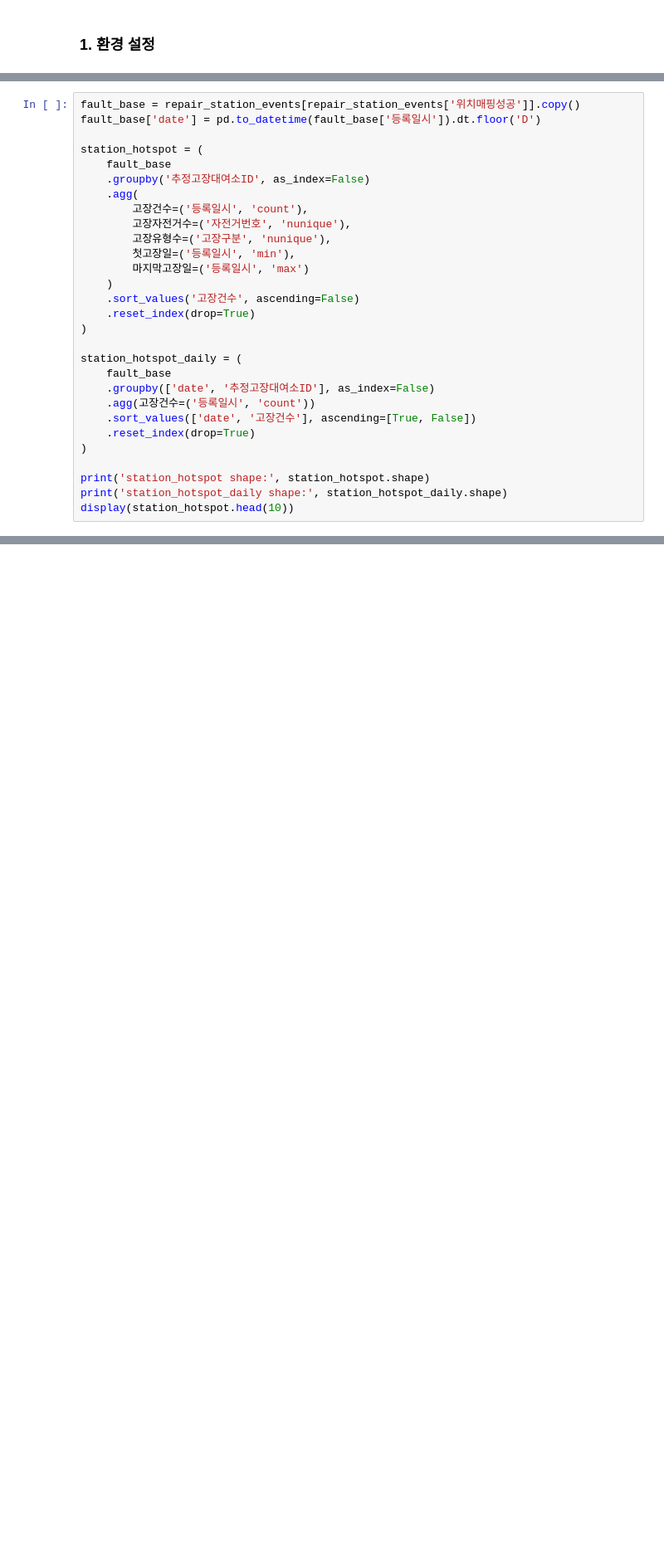
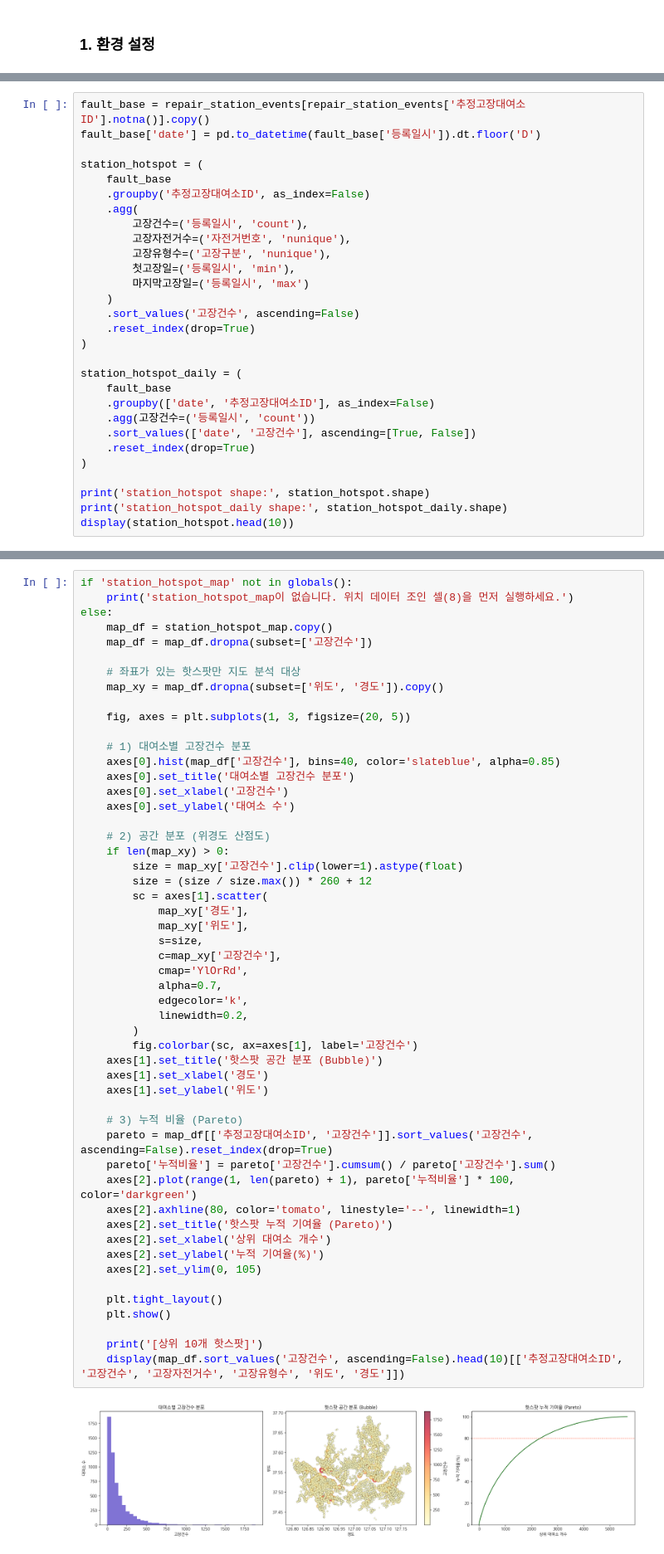
Before and after one commit to Jinx921/26-1_BITAmin_project, a Jupyter notebook: data_merged.ipynb, the cells around one changed output, grey strips where cells are left out. Shown at 83% size. Cells and saved outputs as stored; diff of their text form; blank space fills up the shorter version.

```diff
--- a/data_merged.ipynb
+++ b/data_merged.ipynb
@@ -158,5 +303,5 @@ print('저장 완료:', repair_station_events_path)
 # %%
-fault_base = repair_station_events[repair_station_events['위치매핑성공']].copy()
+fault_base = repair_station_events[repair_station_events['추정고장대여소ID'].notna()].copy()
 fault_base['date'] = pd.to_datetime(fault_base['등록일시']).dt.floor('D')
 
 station_hotspot = (
@@ -263,0 +470,54 @@ else:
+# %%
+if 'station_hotspot_map' not in globals():
+    print('station_hotspot_map이 없습니다. 위치 데이터 조인 셀(8)을 먼저 실행하세요.')
+else:
+    map_df = station_hotspot_map.copy()
+    map_df = map_df.dropna(subset=['고장건수'])
+
+    # 좌표가 있는 핫스팟만 지도 분석 대상
+    map_xy = map_df.dropna(subset=['위도', '경도']).copy()
+
+    fig, axes = plt.subplots(1, 3, figsize=(20, 5))
+
+    # 1) 대여소별 고장건수 분포
+    axes[0].hist(map_df['고장건수'], bins=40, color='slateblue', alpha=0.85)
+    axes[0].set_title('대여소별 고장건수 분포')
+    axes[0].set_xlabel('고장건수')
+    axes[0].set_ylabel('대여소 수')
+
+    # 2) 공간 분포 (위경도 산점도)
+    if len(map_xy) > 0:
+        size = map_xy['고장건수'].clip(lower=1).astype(float)
+        size = (size / size.max()) * 260 + 12
+        sc = axes[1].scatter(
+            map_xy['경도'],
+            map_xy['위도'],
+            s=size,
+            c=map_xy['고장건수'],
+            cmap='YlOrRd',
+            alpha=0.7,
+            edgecolor='k',
+            linewidth=0.2,
+        )
+        fig.colorbar(sc, ax=axes[1], label='고장건수')
+    axes[1].set_title('핫스팟 공간 분포 (Bubble)')
+    axes[1].set_xlabel('경도')
+    axes[1].set_ylabel('위도')
+
+    # 3) 누적 비율 (Pareto)
+    pareto = map_df[['추정고장대여소ID', '고장건수']].sort_values('고장건수', ascending=False).reset_index(drop=True)
+    pareto['누적비율'] = pareto['고장건수'].cumsum() / pareto['고장건수'].sum()
+    axes[2].plot(range(1, len(pareto) + 1), pareto['누적비율'] * 100, color='darkgreen')
+    axes[2].axhline(80, color='tomato', linestyle='--', linewidth=1)
+    axes[2].set_title('핫스팟 누적 기여율 (Pareto)')
+    axes[2].set_xlabel('상위 대여소 개수')
+    axes[2].set_ylabel('누적 기여율(%)')
+    axes[2].set_ylim(0, 105)
+
+    plt.tight_layout()
+    plt.show()
+
+    print('[상위 10개 핫스팟]')
+    display(map_df.sort_values('고장건수', ascending=False).head(10)[['추정고장대여소ID', '고장건수', '고장자전거수', '고장유형수', '위도', '경도']])
+# %% [output]
+[figure, added]
```
Also changed, not shown: parts of 29 cells of this notebook.
